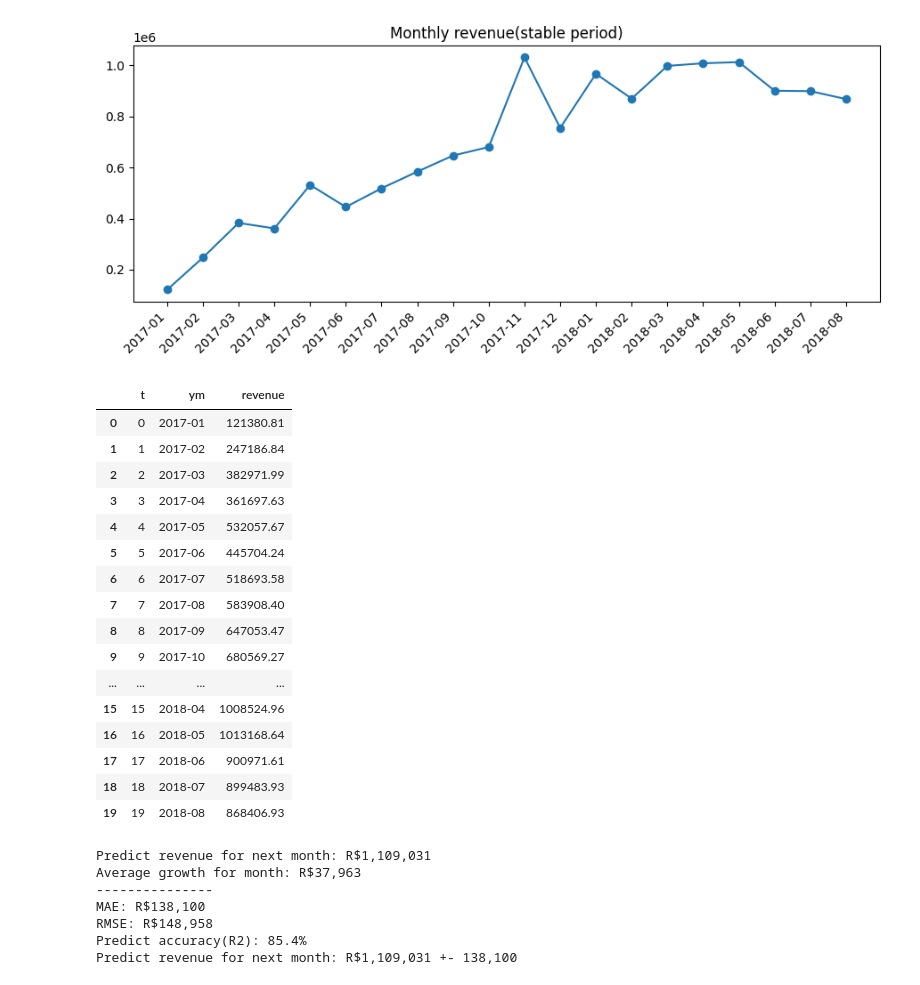
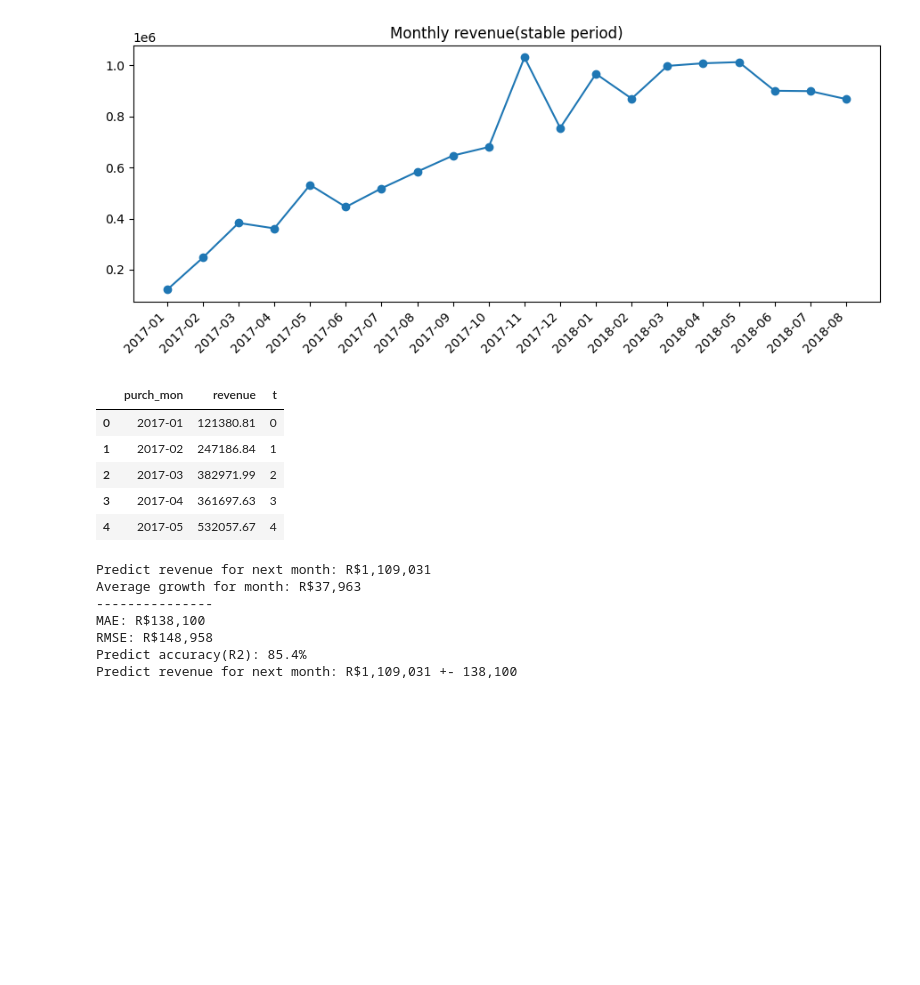
Before and after one commit to NadiiaIvashchuk/Olist-analytics, a Jupyter notebook: notebook/olist_predict2.ipynb, the cells around one changed output. Cells and saved outputs as stored; diff of their text form; code cells hidden in the pictures; blank space fills up the shorter version.

```diff
--- a/notebook/olist_predict2.ipynb
+++ b/notebook/olist_predict2.ipynb
@@ -129,0 +96,6 @@ pivot
+# %%
+df_lr = df_lr.groupby('purch_mon').agg(
+    revenue=('price', 'sum')
+).reset_index()
+
+df_lr.head()
@@ -136,30 +115,14 @@ plt.tight_layout()
 plt.show()
 # %% [output]
 [figure]
-# %%
-df_new = {
-    't': list(range(len(pivot))),
-    'ym': list(pivot.index),
-    'revenue': list(pivot.price)
-}
-df_new = pd.DataFrame(df_new)
-df_new
-# %% [output]
-|  | t | ym | revenue |
-| 0 | 0 | 2017-01 | 121380.81 |
-| 1 | 1 | 2017-02 | 247186.84 |
-| 2 | 2 | 2017-03 | 382971.99 |
-| 3 | 3 | 2017-04 | 361697.63 |
-| 4 | 4 | 2017-05 | 532057.67 |
-| 5 | 5 | 2017-06 | 445704.24 |
-| 6 | 6 | 2017-07 | 518693.58 |
-| 7 | 7 | 2017-08 | 583908.40 |
-| 8 | 8 | 2017-09 | 647053.47 |
-| 9 | 9 | 2017-10 | 680569.27 |
-| ... | ... | ... | ... |
-| 15 | 15 | 2018-04 | 1008524.96 |
-| 16 | 16 | 2018-05 | 1013168.64 |
-| 17 | 17 | 2018-06 | 900971.61 |
-| 18 | 18 | 2018-07 | 899483.93 |
-| 19 | 19 | 2018-08 | 868406.93 |
+# %%
+df_lr['t'] = range(len(df_lr))
+df_lr.head()
+# %% [output]
+|  | purch_mon | revenue | t |
+| 0 | 2017-01 | 121380.81 | 0 |
+| 1 | 2017-02 | 247186.84 | 1 |
+| 2 | 2017-03 | 382971.99 | 2 |
+| 3 | 2017-04 | 361697.63 | 3 |
+| 4 | 2017-05 | 532057.67 | 4 |
 # %%
```
Also changed, not shown: parts of 7 cells of this notebook.
